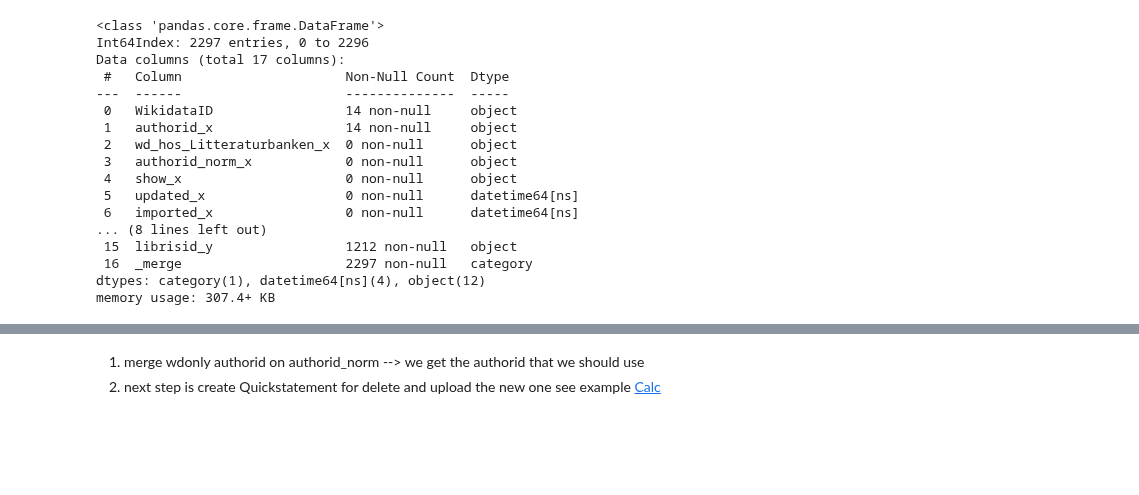
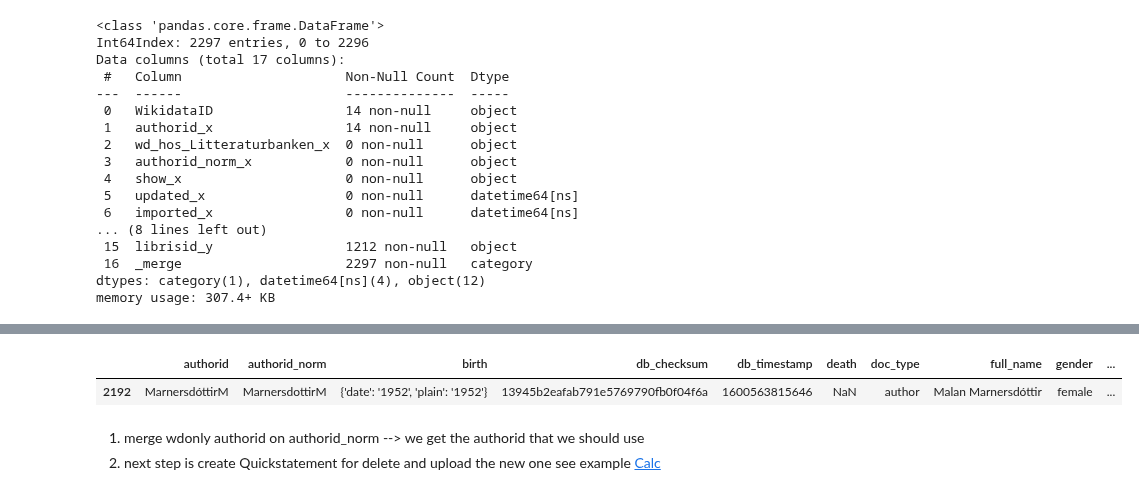
Before and after one commit to salgo60/open-data-examples, a Jupyter notebook: Litteraturbanken Author.ipynb, the cells around one changed output, grey strips where cells are left out. Drawn from its saved outputs; the diff is of its cells as text; code cells hidden in the pictures; blank space fills up the shorter version.

```diff
--- a/Litteraturbanken Author.ipynb
+++ b/Litteraturbanken Author.ipynb
@@ -459,3 +468,9 @@ df[df['authorid'].str.contains("BjörkmanE")]
+# %%
+# has other_name = Malan Simonsen --> SimonsenM redirect to MarnersdóttirM
+df[df['authorid'].str.contains("MarnersdóttirM")]
+# %% [output]
+|  | authorid | authorid_norm | birth | db_checksum | db_timestamp | death | doc_type | full_name | gender | ... |
+| 2192 | MarnersdóttirM | MarnersdottirM | {'date': '1952', 'plain': '1952'} | 13945b2eafab791e5769790fb0f04f6a | 1600563815646 | NaN | author | Malan Marnersdóttir | female | ... |
 # %% [markdown]
 1. merge wdonly authorid on authorid_norm --> we get the authorid that we should use
 1. next step is create Quickstatement  for delete and upload the new one see example [Calc](https://docs.google.com/spreadsheets/d/1lw1wqTmFndxlltJHhyEyzQxoGTph6J2tdVCwgmJFHdI/edit?usp=sharing)
```
Also changed, not shown: parts of 28 cells of this notebook, 3 other files.
